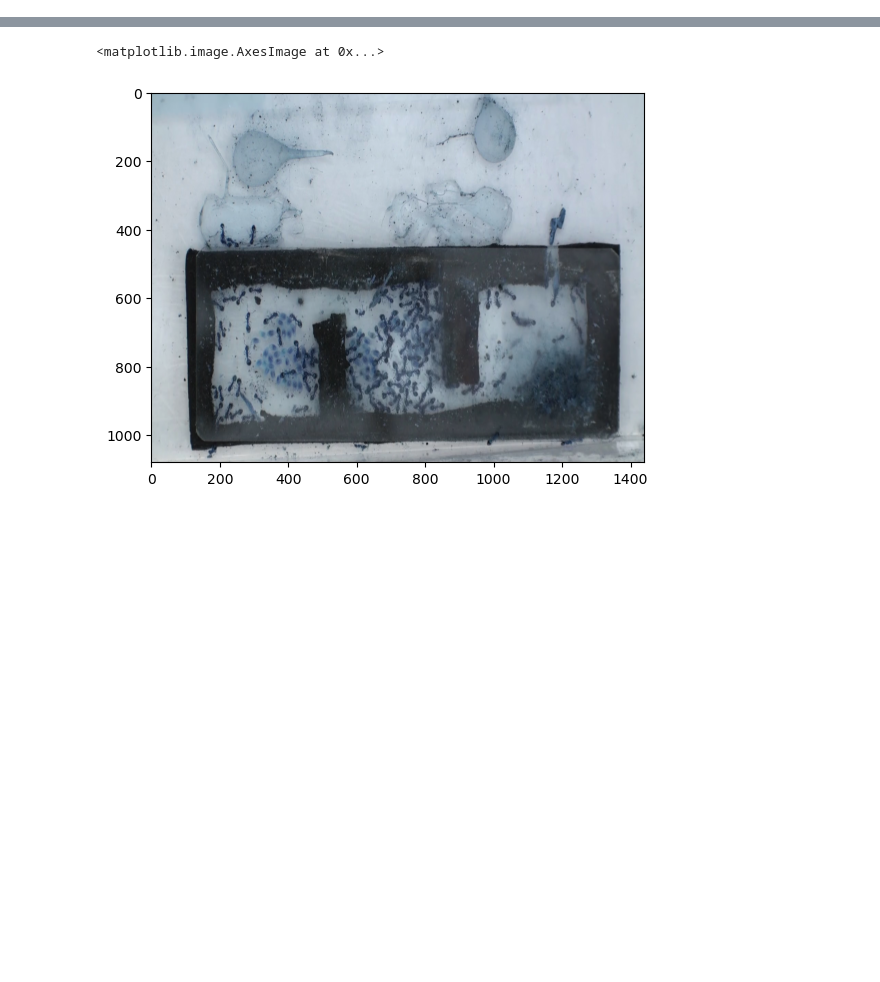
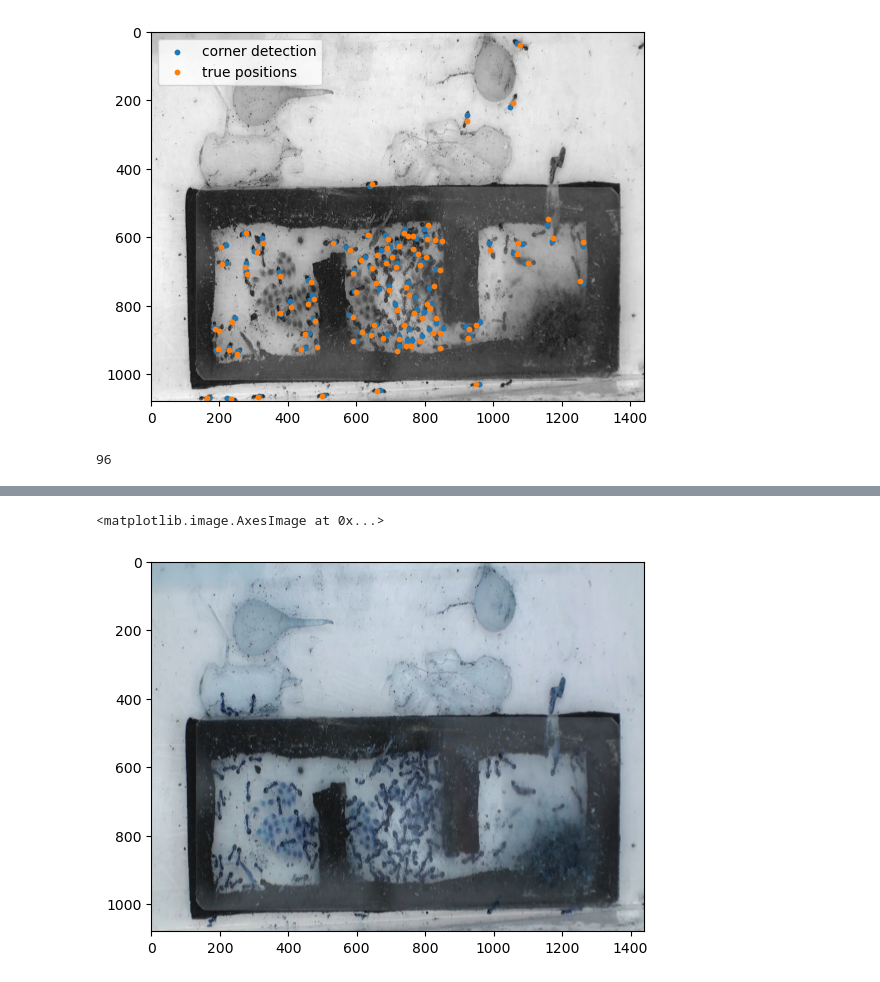
Before and after one commit to kirito-night/PLDAC, a Jupyter notebook: code_extraction/extract_fourmis1.ipynb, the cells around one changed output, grey strips where cells are left out. Saved outputs shown, nothing was run; the diff lists cells and outputs as text; code cells hidden in the pictures; blank space fills up the shorter version.

```diff
--- a/code_extraction/extract_fourmis1.ipynb
+++ b/code_extraction/extract_fourmis1.ipynb
@@ -83,0 +105,3 @@ def find_points(I1,I2,num,sigma=5,kappa=0.04,thres=0.3):
+# %%
+YY=YY.astype(float)
+corners=corners.astype(float)
@@ -83,0 +128,24 @@ def find_points(I1,I2,num,sigma=5,kappa=0.04,thres=0.3):
+# %%
+List_a=[]
+List_b=[]
+count=0
+for ppt in YY:
+    for pts in corners:
+        if np.linalg.norm(ppt-pts)<20:
+            List_a.append(ppt)
+            List_b.append(pts)
+            count+=1
+            break
+# %%
+List_a,List_b=np.array(List_a),np.array(List_b)
+plt.scatter(List_b[:,1],List_b[:,0],s=10,label='corner detection')
+plt.scatter(List_a[:,1],List_a[:,0],s=10, label='true positions')
+plt.imshow(X[0][:,:,0].astype(int),cmap='gray')
+plt.legend()
+plt.show()
+# %% [output]
+[figure, added]
+# %%
+count
+# %% [output]
+96
```
Also changed, not shown: parts of 8 cells of this notebook, 20 other files.
